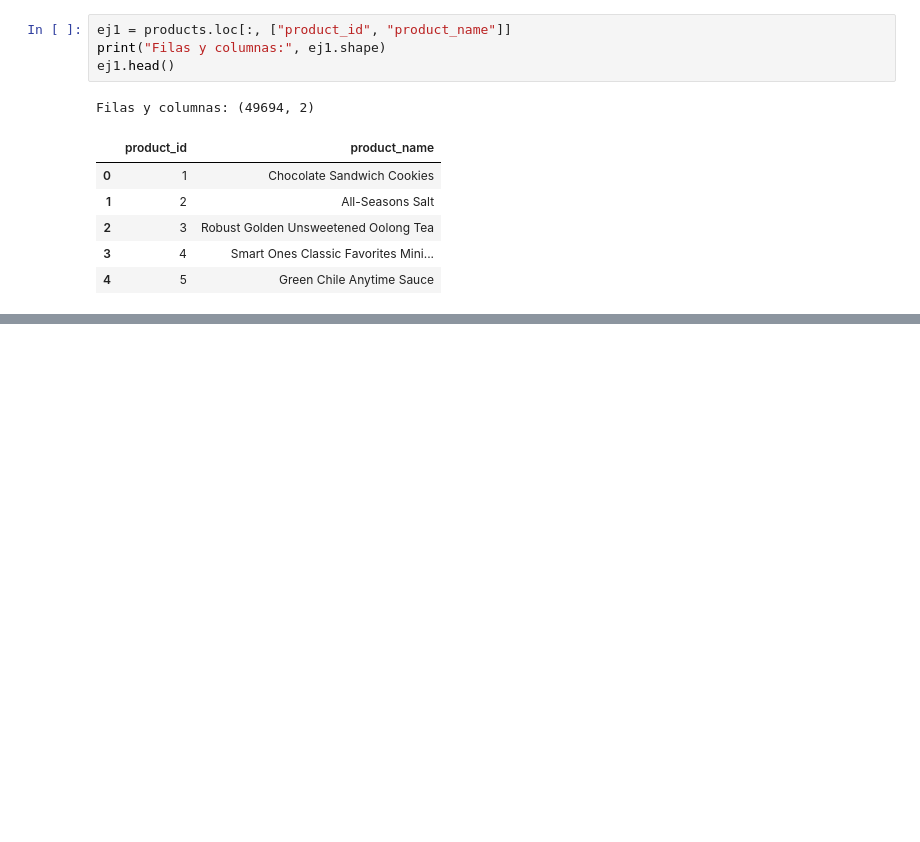
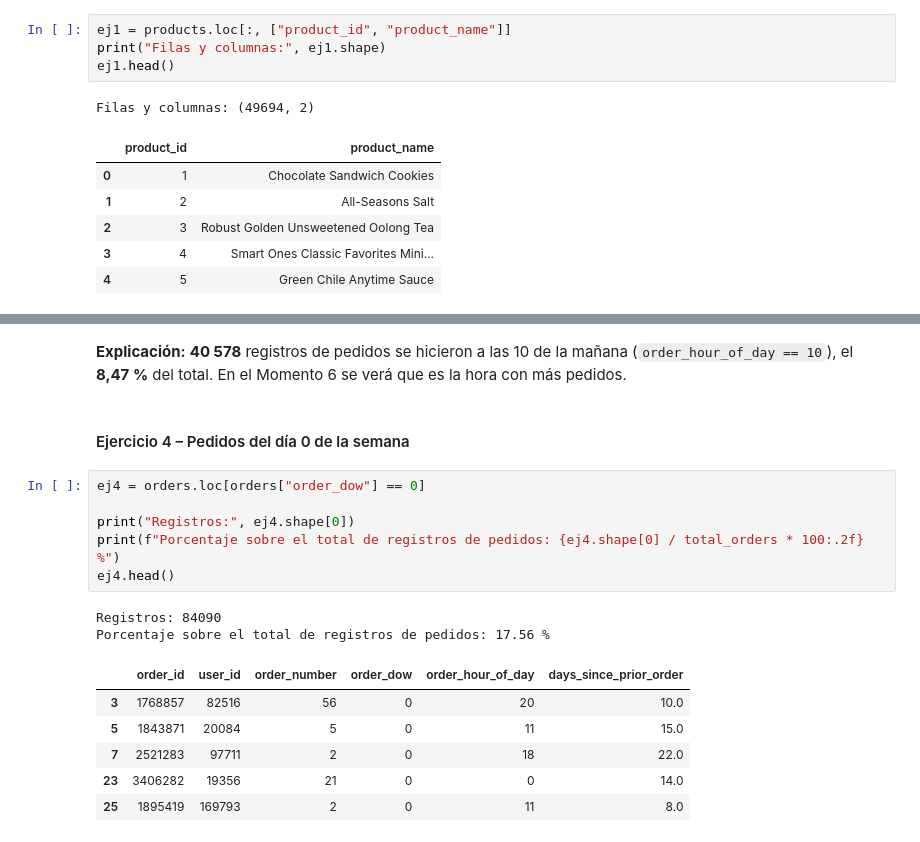
Before and after one commit to LPAMENDEZ/instacart.analisis, a Jupyter notebook: notebooks/01_exploracion_instacart.ipynb, the cells around one changed output, grey strips where cells are left out. Cells and saved outputs as stored; diff of their text form; blank space fills up the shorter version.

```diff
--- a/notebooks/01_exploracion_instacart.ipynb
+++ b/notebooks/01_exploracion_instacart.ipynb
@@ -395,0 +455,19 @@ Filas y columnas: (49694, 2)
+# %% [markdown]
+**Explicación:** **40 578** registros de pedidos se hicieron a las 10 de la mañana (`order_hour_of_day == 10`), el **8,47 %** del total. En el Momento 6 se verá que es la hora con más pedidos.
+# %% [markdown]
+#### Ejercicio 4 – Pedidos del día 0 de la semana
+# %%
+ej4 = orders.loc[orders["order_dow"] == 0]
+
+print("Registros:", ej4.shape[0])
+print(f"Porcentaje sobre el total de registros de pedidos: {ej4.shape[0] / total_orders * 100:.2f} %")
+ej4.head()
+# %% [output]
+Registros: 84090
+Porcentaje sobre el total de registros de pedidos: 17.56 %
+|  | order_id | user_id | order_number | order_dow | order_hour_of_day | days_since_prior_order |
+| 3 | 1768857 | 82516 | 56 | 0 | 20 | 10.0 |
+| 5 | 1843871 | 20084 | 5 | 0 | 11 | 15.0 |
+| 7 | 2521283 | 97711 | 2 | 0 | 18 | 22.0 |
+| 23 | 3406282 | 19356 | 21 | 0 | 0 | 14.0 |
+| 25 | 1895419 | 169793 | 2 | 0 | 11 | 8.0 |
```
Also changed, not shown: parts of 27 cells of this notebook.
